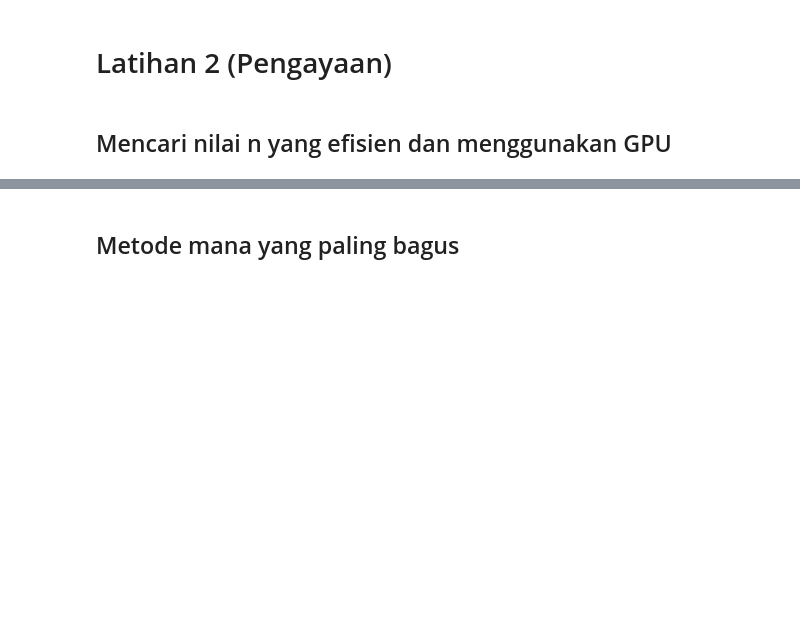
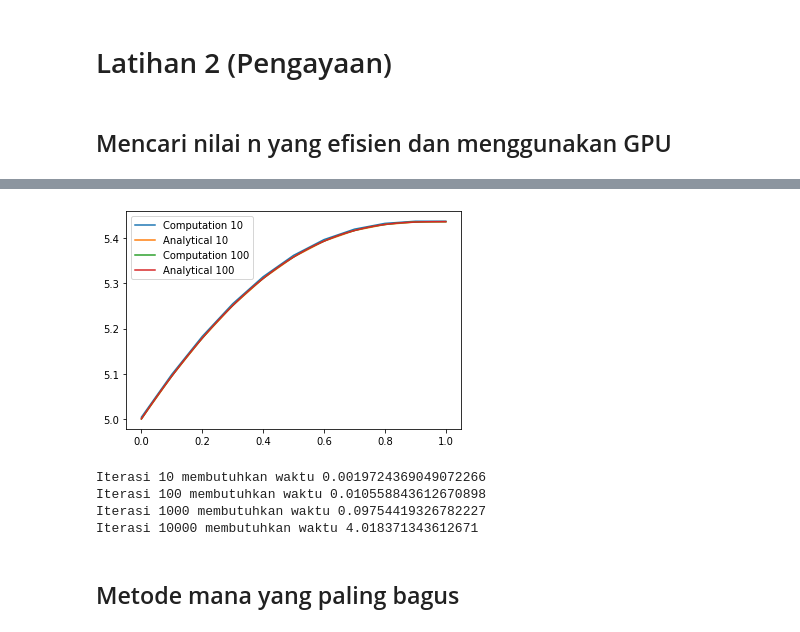
Before and after one commit to RendiZein/Metode-Rekayasa-Komputasi, a Jupyter notebook: 02_Boundary_value_problem_2024_indonesia.ipynb, the cells around one changed output, grey strips where cells are left out. Cells and saved outputs as stored; diff of their text form; code cells hidden in the pictures; blank space fills up the shorter version.

```diff
--- a/02_Boundary_value_problem_2024_indonesia.ipynb
+++ b/02_Boundary_value_problem_2024_indonesia.ipynb
@@ -1267,2 +1239,21 @@ for i in range(0, n+1):
+# %%
+for n_i in [10,100]:
+    x = report_dict[n_i][0]
+    y = report_dict[n_i][1]
+    y_analytical = report_dict[n_i][2]
+    plt.plot(x,y, label="Computation {}".format(n_i))
+    plt.plot(x,y_analytical, label="Analytical {}".format(n_i))
+plt.legend()
+plt.show()
+# %% [output]
+[figure, added]
+# %%
+for n_i in n_list:
+    print("Iterasi {} membutuhkan waktu {}".format(n_i, report_dict[n_i][3]))
+# %% [output]
+Iterasi 10 membutuhkan waktu 0.0019724369049072266
+Iterasi 100 membutuhkan waktu 0.010558843612670898
+Iterasi 1000 membutuhkan waktu 0.09754419326782227
+Iterasi 10000 membutuhkan waktu 4.018371343612671
 # %% [markdown]
 ## Metode mana yang paling bagus
```
Also changed, not shown: parts of 27 cells of this notebook.
